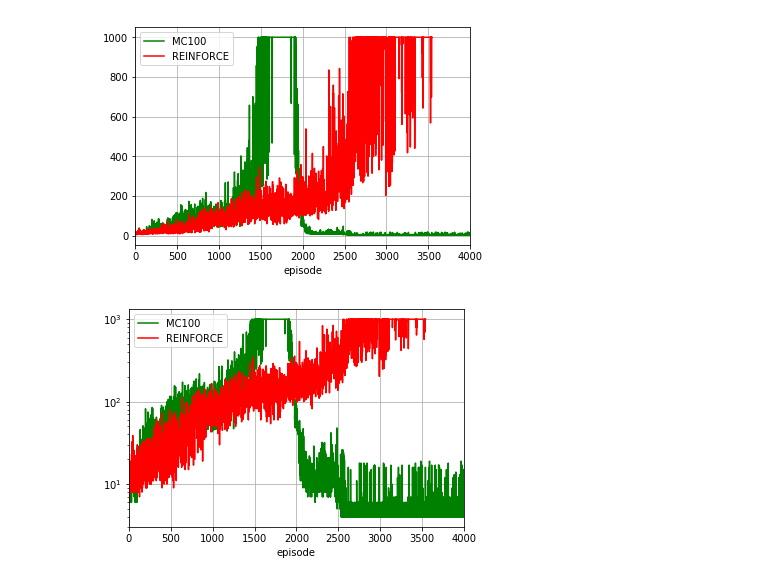
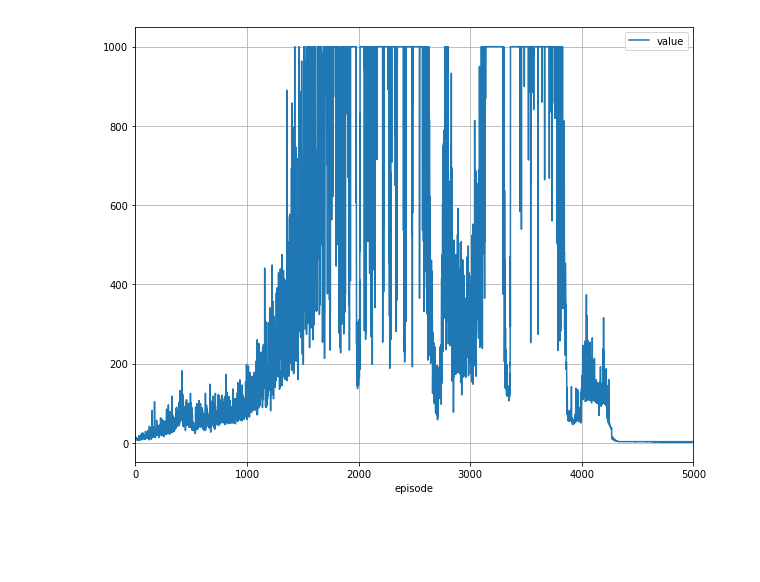
Before and after one commit to sirdr/expected-PG, a Jupyter notebook: aggregation.ipynb, the cells around one changed output. Cells and saved outputs as stored; diff of their text form; code cells hidden in the pictures; blank space fills up the shorter version.

```diff
--- a/aggregation.ipynb
+++ b/aggregation.ipynb
@@ -2,3 +2,5 @@
 import numpy as np
 import pandas as pd
 import matplotlib.pyplot as plt
+
+plt.rcParams['figure.figsize'] = (10.0, 8.0)
@@ -8,16 +7,10 @@ data_reinforce = pd.read_csv("runs/reinforce-0.001-0.001-True-learnStd=False-411
+# %%
+data = pd.read_csv("runs/mc-InvertedPendulum-v1-0.01-0.001-True-exp_id=NA-run_id=NA-learnStd=False-seed=7316-use_target=False-1557724366-num_samples=100")
 # %%
-ax = data_mc.loc[data_mc['metric_name'] == "total_reward"].plot(x='episode', y='value', color="green", label="MC100")
-data_reinforce.loc[data_reinforce['metric_name'] == "total_reward"].plot(ax=ax, x='episode', y='value', color="red", label="REINFORCE")
+# ax = data.loc[data['metric_name'] == "total_reward"].plot(x='episode', y='value', color="green", label="MC100")
+ax = data.loc[data['metric_name'] == "total_reward"].plot(x='episode', y='value')
 plt.legend()
 plt.grid()
 plt.show()
 # %% [output]
-[figure, old version]
+[figure, new version]
-# %%
-ax = data_mc.loc[data_mc['metric_name'] == "total_reward"].plot(x='episode', y='value', color="green", label="MC100", logy=True)
-data_reinforce.loc[data_reinforce['metric_name'] == "total_reward"].plot(ax=ax, x='episode', y='value', color="red", label="REINFORCE", logy=True)
-plt.legend()
-plt.grid()
-plt.show()
-# %% [output]
-[figure, removed]
```
Also changed, not shown: parts of 3 cells of this notebook, 3 other files.
